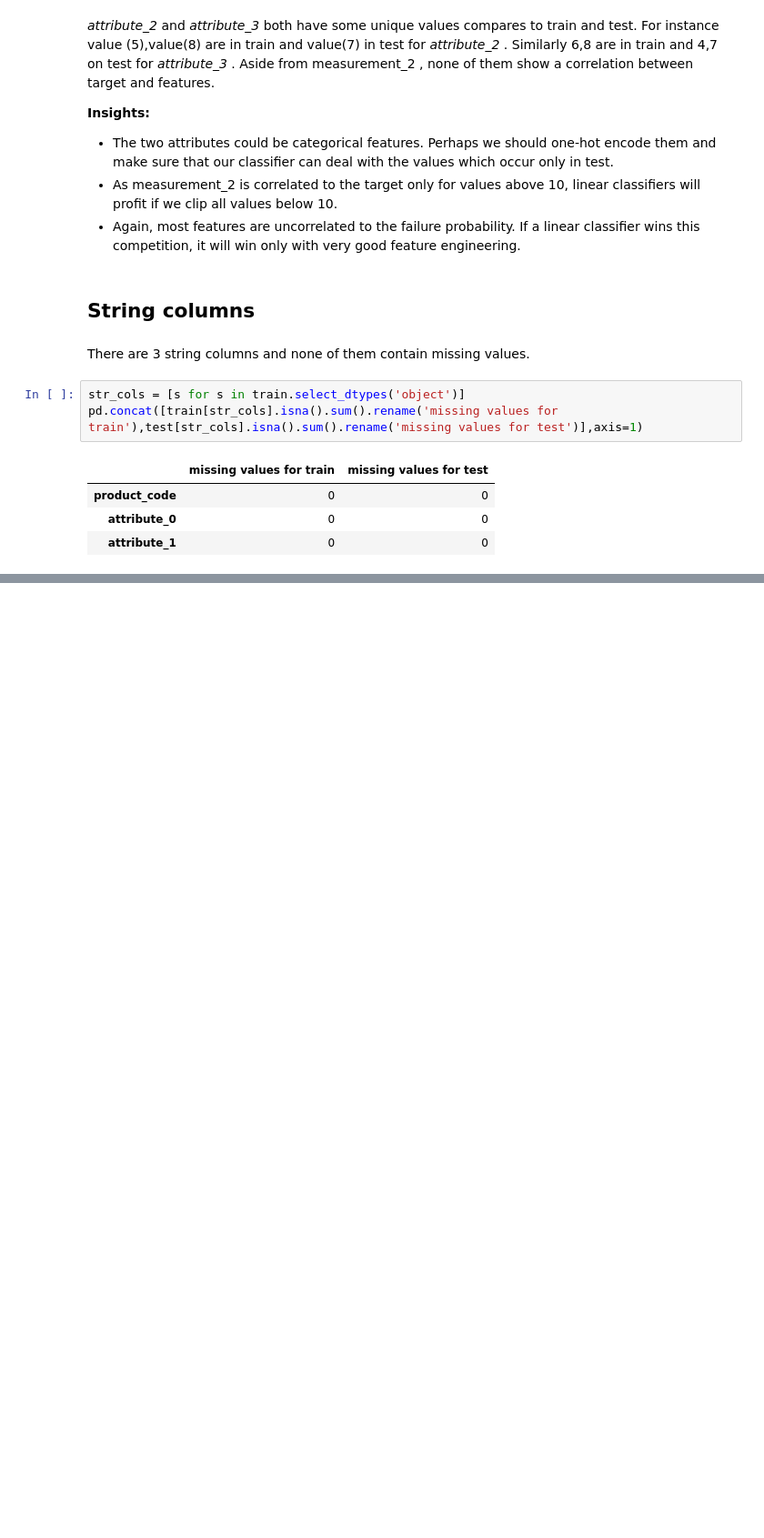
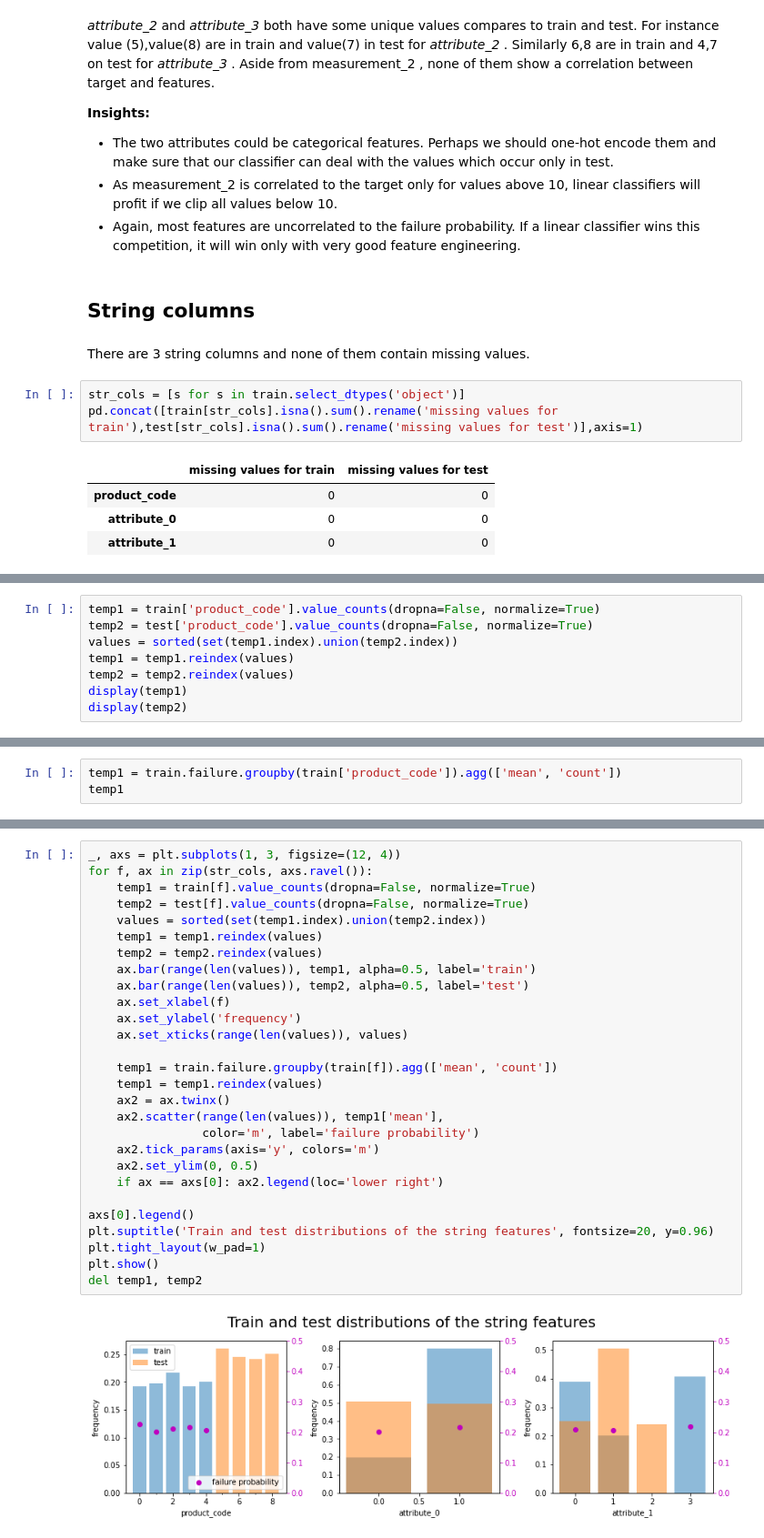
Before and after one commit to mahdiislam79/Product_failure_prediction, a Jupyter notebook: Predict_product_failures.ipynb, the cells around one changed output, grey strips where cells are left out. Shown: that part at 91% size. Drawn from its saved outputs; the diff is of its cells as text; blank space fills up the shorter version.

```diff
--- a/Predict_product_failures.ipynb
+++ b/Predict_product_failures.ipynb
@@ -269,0 +297,8 @@ temp1 = train[s].value_counts(dropna=False, nop)
+# %%
+temp1 = train['product_code'].value_counts(dropna=False, normalize=True)
+temp2 = test['product_code'].value_counts(dropna=False, normalize=True)
+values = sorted(set(temp1.index).union(temp2.index))
+temp1 = temp1.reindex(values)
+temp2 = temp2.reindex(values)
+display(temp1)
+display(temp2)
@@ -269,0 +326,3 @@ temp1 = train[s].value_counts(dropna=False, nop)
+# %%
+temp1 = train.failure.groupby(train['product_code']).agg(['mean', 'count'])
+temp1
@@ -269,0 +337,30 @@ temp1 = train[s].value_counts(dropna=False, nop)
+# %%
+_, axs = plt.subplots(1, 3, figsize=(12, 4))
+for f, ax in zip(str_cols, axs.ravel()):
+    temp1 = train[f].value_counts(dropna=False, normalize=True)
+    temp2 = test[f].value_counts(dropna=False, normalize=True)
+    values = sorted(set(temp1.index).union(temp2.index))
+    temp1 = temp1.reindex(values)
+    temp2 = temp2.reindex(values)
+    ax.bar(range(len(values)), temp1, alpha=0.5, label='train')
+    ax.bar(range(len(values)), temp2, alpha=0.5, label='test')
+    ax.set_xlabel(f)
+    ax.set_ylabel('frequency')
+    ax.set_xticks(range(len(values)), values)
+
+    temp1 = train.failure.groupby(train[f]).agg(['mean', 'count'])
+    temp1 = temp1.reindex(values)
+    ax2 = ax.twinx()
+    ax2.scatter(range(len(values)), temp1['mean'],
+                color='m', label='failure probability')
+    ax2.tick_params(axis='y', colors='m')
+    ax2.set_ylim(0, 0.5)
+    if ax == axs[0]: ax2.legend(loc='lower right')
+
+axs[0].legend()
+plt.suptitle('Train and test distributions of the string features', fontsize=20, y=0.96)
+plt.tight_layout(w_pad=1)
+plt.show()
+del temp1, temp2
+# %% [output]
+[figure, added]
```
Also changed, not shown: parts of 11 cells of this notebook.
